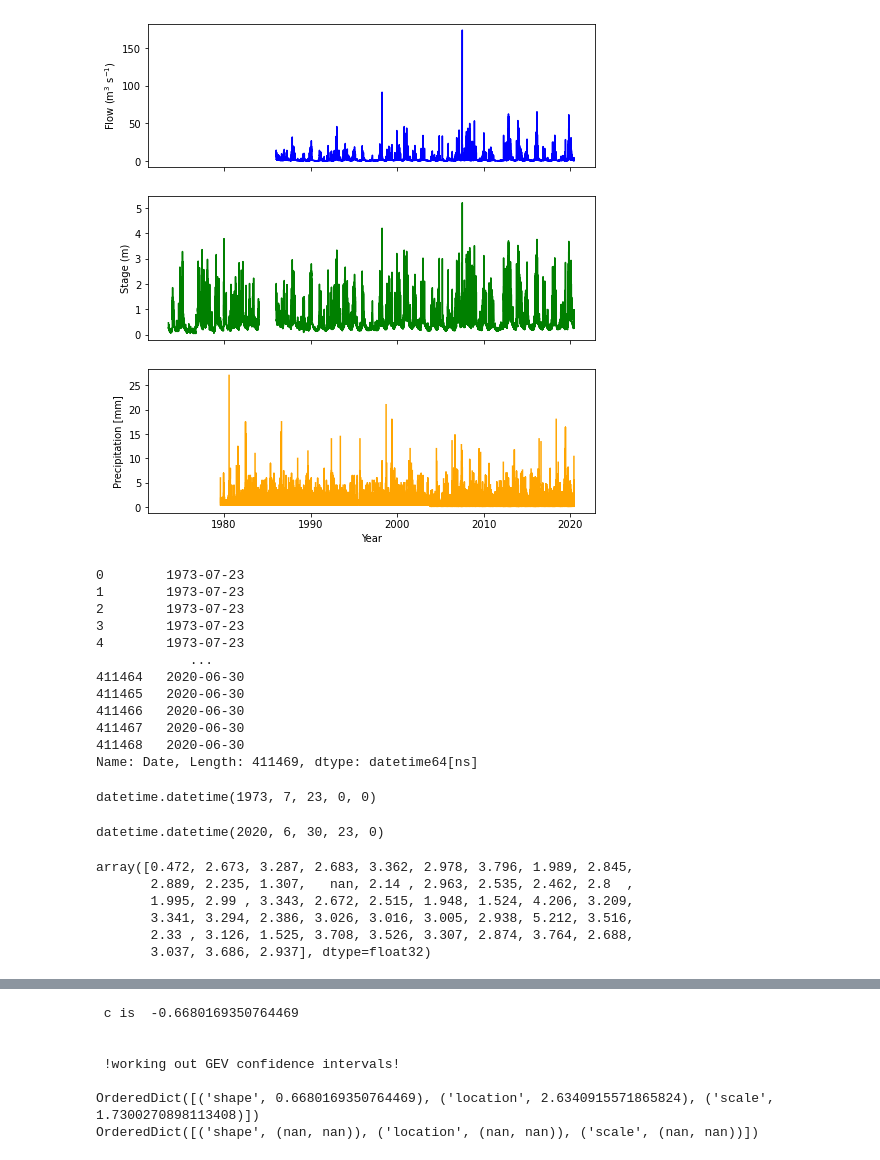
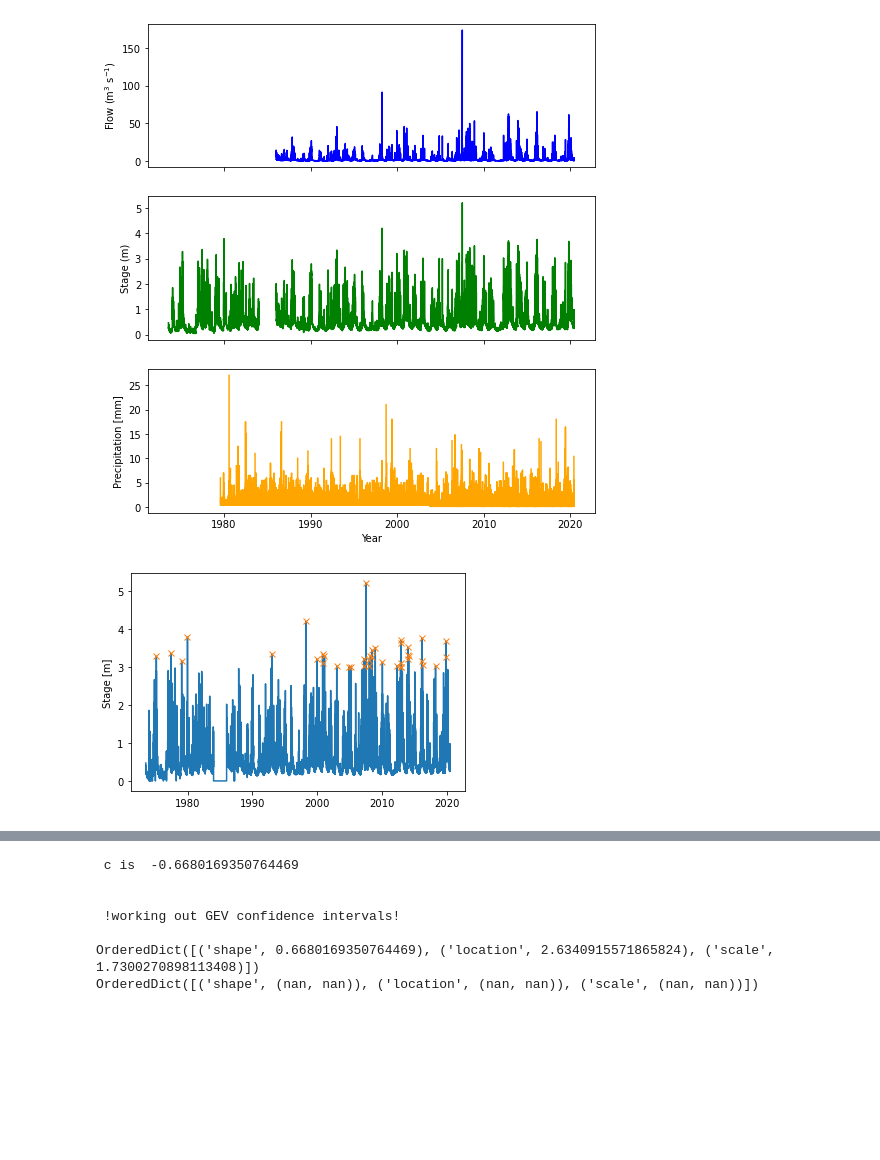
Before and after one commit to ai4er-cdt/flood_risk_shipston, a Jupyter notebook: notebooks/sdat_extremes_initial.ipynb, the cells around one changed output, grey strips where cells are left out. Drawn from its saved outputs; the diff is of its cells as text; code cells hidden in the pictures; blank space fills up the shorter version.

Commit message:
adding evt figures

```diff
--- a/notebooks/sdat_extremes_initial.ipynb
+++ b/notebooks/sdat_extremes_initial.ipynb
@@ -45,10 +54,9 @@ plt.savefig('../report/figures/wiski_60min_lineplots.pdf', bbox_inches='tight')
 # %% [output]
 [figure]
 # %%
-def take_block_maxima(dataframe, key):
+def datetime_transform(dataframe):
 
     date_time = []
-
     for i in range(len(dataframe['Time'])):
 
         time = dataframe['Time'][i]
@@ -57,31 +65,48 @@ def take_block_maxima(dataframe, key):
         date_time.append(datetime.datetime.combine(date, time))
 
     dataframe = dataframe.assign(datetime = date_time)
+    return dataframe
+
+
+def take_block_maxima(dataframe, key):
+
+    dataframe = datetime_transform(dataframe)
     dataframe = dataframe.set_index('datetime')
+
     max_df = dataframe.groupby(lambda x: x.year)[key].agg(['mean', 'max'])
 
     return max_df
+
+
+def peak_over_threshold(dataframe, key, threshold):
+
+    dataframe = datetime_transform(dataframe)
+    npa = dataframe[key].to_numpy()
+    dates = dataframe['datetime'].to_numpy()
+
+    where_are_NaNs = np.isnan(npa)
+    npa[where_are_NaNs] = 0
+    x = npa
+    peaks, _ = find_peaks(x, height=threshold)
+    plt.plot(dates, x)
+    plt.plot(dates[peaks], x[peaks], "x")
+    #plt.plot(np.zeros_like(x), "--", color="gray")
+    plt.ylabel(key)
+    plt.savefig('../report/figures/'+key+'.png', bbox_inches='tight')
+    plt.show()
+    flood_dates = dates[peaks]
+    flood_heights = x[peaks]
+
+    #for i in range(len(peaks)):
+    #    print(flood_dates[i], flood_heights[i]
+
+    return pd.DataFrame(data={'datetime': flood_dates,
+                              'heights': flood_heights})
 # %%
 # max_rainfall60 = take_block_maxima(rainfall60_filtered, 'Precipitation [mm]')
-max_stage60 = take_block_maxima(stage60_filtered, 'Stage [m]')
-max_flow60 = take_block_maxima(flow60_filtered, 'Flow [m³/s]')
+#max_stage60 = take_block_maxima(stage60_filtered, 'Stage [m]')
+#max_flow60 = take_block_maxima(flow60_filtered, 'Flow [m³/s]')
+pot_stage60 = peak_over_threshold(stage60_filtered, 'Stage [m]', 3)
+# pot_flow60 = peak_over_threshold(flow60_filtered, 'Flow [m³/s]', 20)
+# %% [output]
+[figure, added]
-# %%
-stage60_filtered['Date'] # .to_numpy()
-# %% [output]
-0        1973-07-23
-1        1973-07-23
-2        1973-07-23
-3        1973-07-23
-4        1973-07-23
-            ...
-411464   2020-06-30
-411465   2020-06-30
-411466   2020-06-30
-411467   2020-06-30
-411468   2020-06-30
-Name: Date, Length: 411469, dtype: datetime64[ns]
-# %%
-# stage60_filtered['Date'].to_numpy()[0].astype(datetime.datetime)
-datetime.datetime.utcfromtimestamp(stage60_filtered['Date'].to_numpy()[0].tolist()/1e9)
-# %% [output]
-datetime.datetime(1973, 7, 23, 0, 0)
@@ -93,13 +112,0 @@ date = datetime.datetime.utcfromtimestamp(
-# %%
-datetime.datetime.combine(date, time)
-# %% [output]
-datetime.datetime(2020, 6, 30, 23, 0)
-# %%
-max_stage60['max'].to_numpy().dropnans()
-# %% [output]
-array([0.472, 2.673, 3.287, 2.683, 3.362, 2.978, 3.796, 1.989, 2.845,
-       2.889, 2.235, 1.307,   nan, 2.14 , 2.963, 2.535, 2.462, 2.8  ,
-       1.995, 2.99 , 3.343, 2.672, 2.515, 1.948, 1.524, 4.206, 3.209,
-       3.341, 3.294, 2.386, 3.026, 3.016, 3.005, 2.938, 5.212, 3.516,
-       2.33 , 3.126, 1.525, 3.708, 3.526, 3.307, 2.874, 3.764, 2.688,
-       3.037, 3.686, 2.937], dtype=float32)
```
Also changed, not shown: parts of 7 cells of this notebook, 3 other files.
